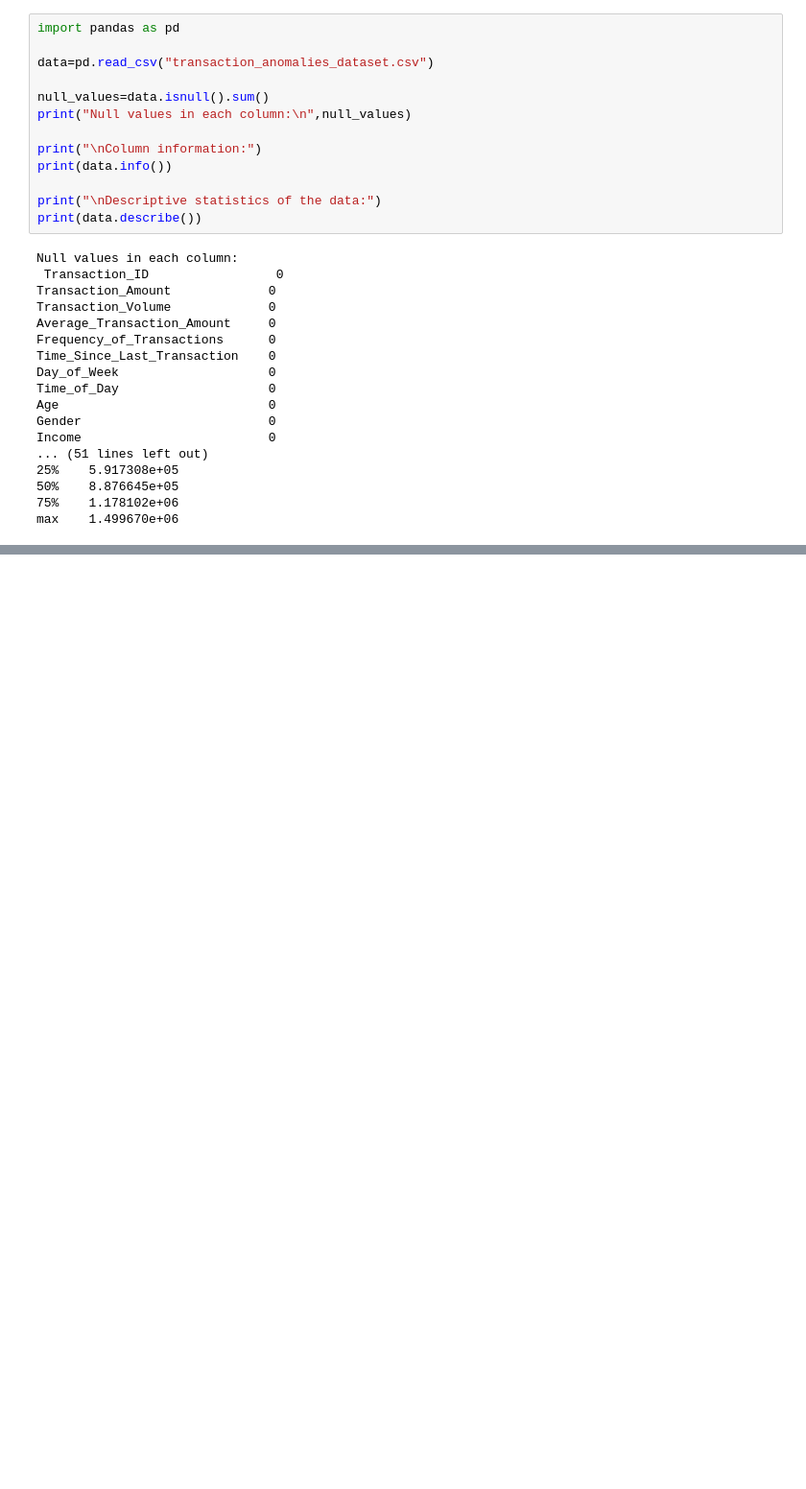
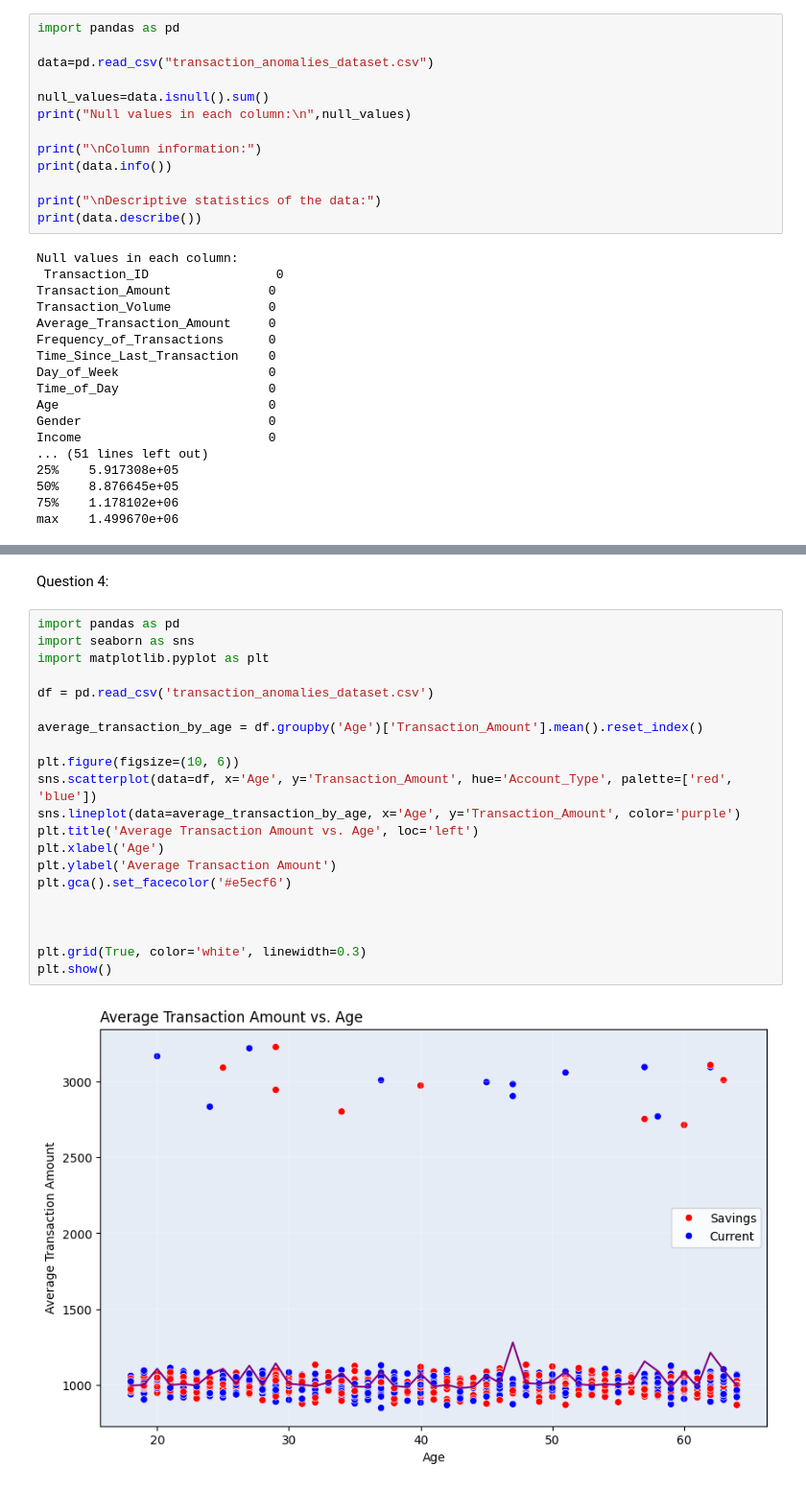
Before and after one commit to KHATIRh/ML-Internship-Task-1, a Jupyter notebook: Task 01.ipynb, the cells around one changed output, grey strips where cells are left out. Shown: that part at 96% size. Saved outputs shown, nothing was run; the diff lists cells and outputs as text; blank space fills up the shorter version.

```diff
--- a/Task 01.ipynb
+++ b/Task 01.ipynb
@@ -35,0 +77,25 @@ Question 2
+# %% [markdown]
+Question 4:
+# %%
+import pandas as pd
+import seaborn as sns
+import matplotlib.pyplot as plt
+
+df = pd.read_csv('transaction_anomalies_dataset.csv')
+
+average_transaction_by_age = df.groupby('Age')['Transaction_Amount'].mean().reset_index()
+
+plt.figure(figsize=(10, 6))
+sns.scatterplot(data=df, x='Age', y='Transaction_Amount', hue='Account_Type', palette=['red', 'blue'])
+sns.lineplot(data=average_transaction_by_age, x='Age', y='Transaction_Amount', color='purple')
+plt.title('Average Transaction Amount vs. Age', loc='left')
+plt.xlabel('Age')
+plt.ylabel('Average Transaction Amount')
+plt.gca().set_facecolor('#e5ecf6')
+
+
+
+plt.grid(True, color='white', linewidth=0.3)
+plt.show()
+# %% [output]
+[figure, added]
```
Also changed, not shown: parts of 14 cells of this notebook.
